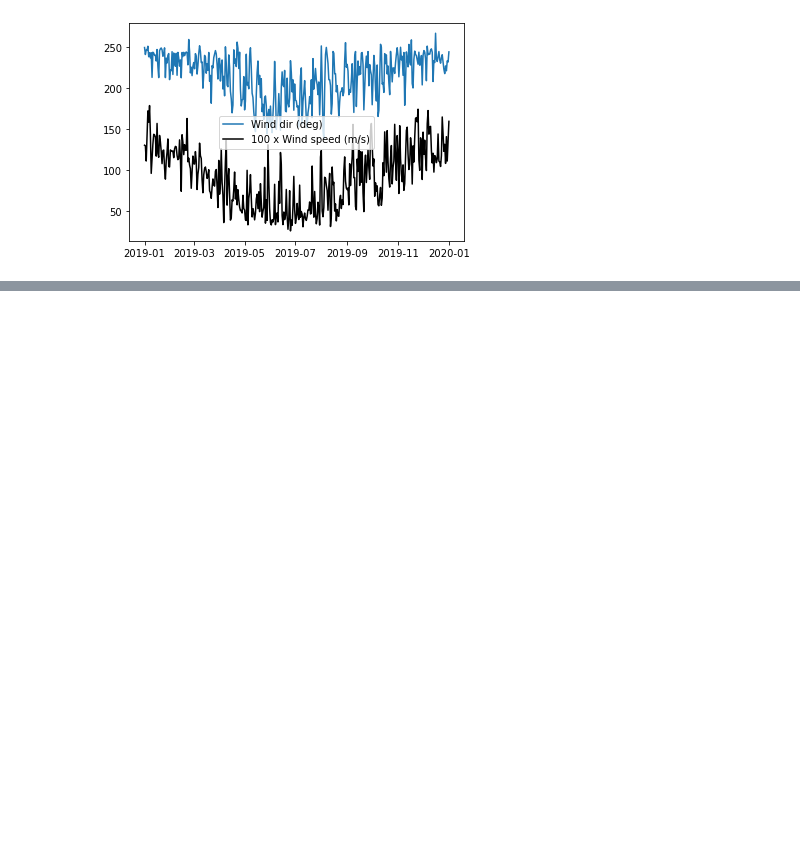
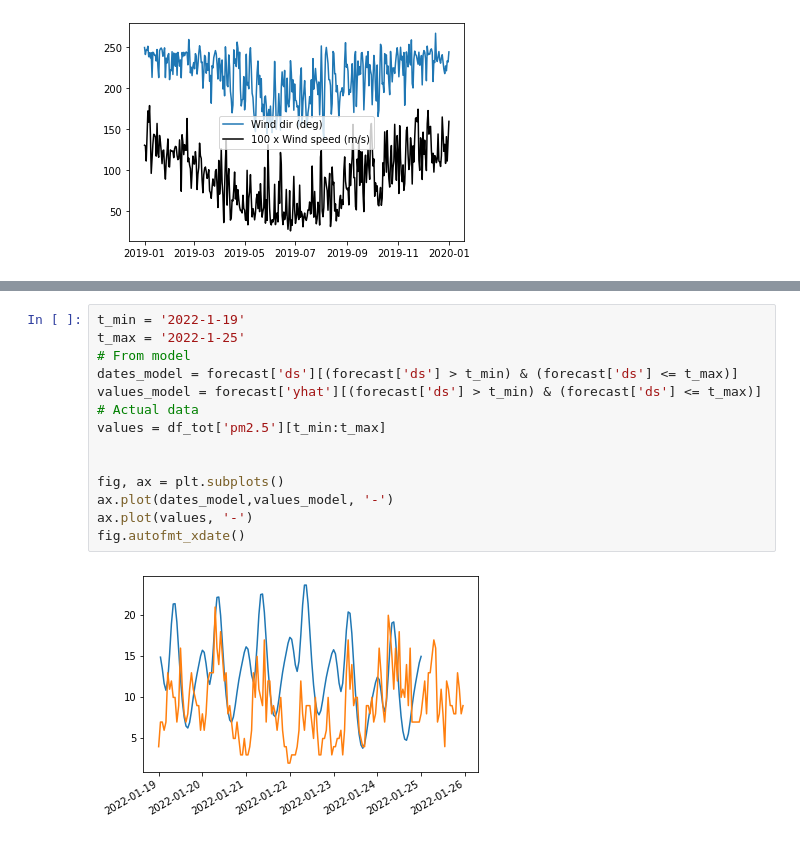
Before and after one commit to chathull/smogcasting, a Jupyter notebook: smogcasting.ipynb, the cells around one changed output, grey strips where cells are left out. Cells and saved outputs as stored; diff of their text form; blank space fills up the shorter version.

```diff
--- a/smogcasting.ipynb
+++ b/smogcasting.ipynb
@@ -220,0 +302,16 @@ plt.legend()
+# %%
+t_min = '2022-1-19'
+t_max = '2022-1-25'
+# From model
+dates_model = forecast['ds'][(forecast['ds'] > t_min) & (forecast['ds'] <= t_max)]
+values_model = forecast['yhat'][(forecast['ds'] > t_min) & (forecast['ds'] <= t_max)]
+# Actual data
+values = df_tot['pm2.5'][t_min:t_max]
+
+
+fig, ax = plt.subplots()
+ax.plot(dates_model,values_model, '-')
+ax.plot(values, '-')
+fig.autofmt_xdate()
+# %% [output]
+[figure, added]
```
Also changed, not shown: parts of 16 cells of this notebook.
